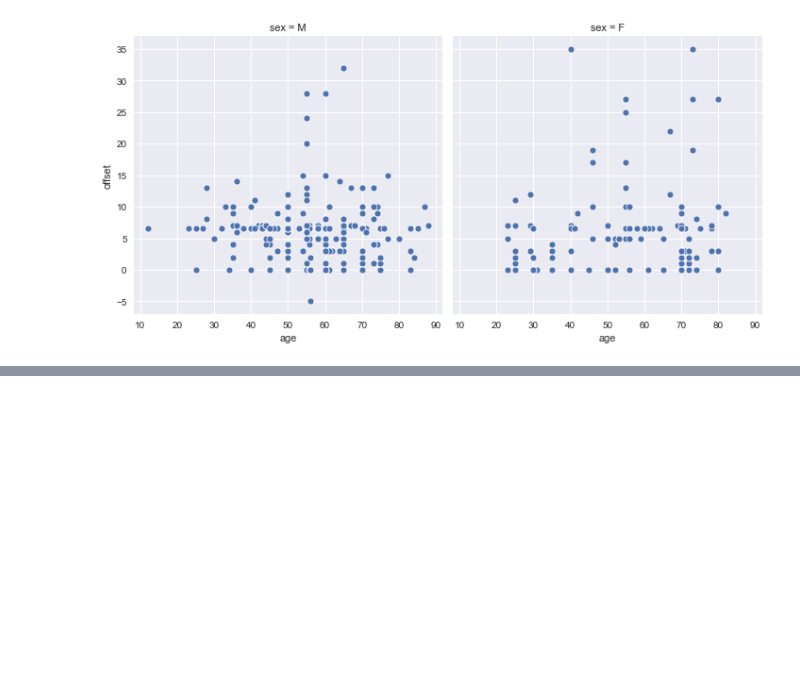
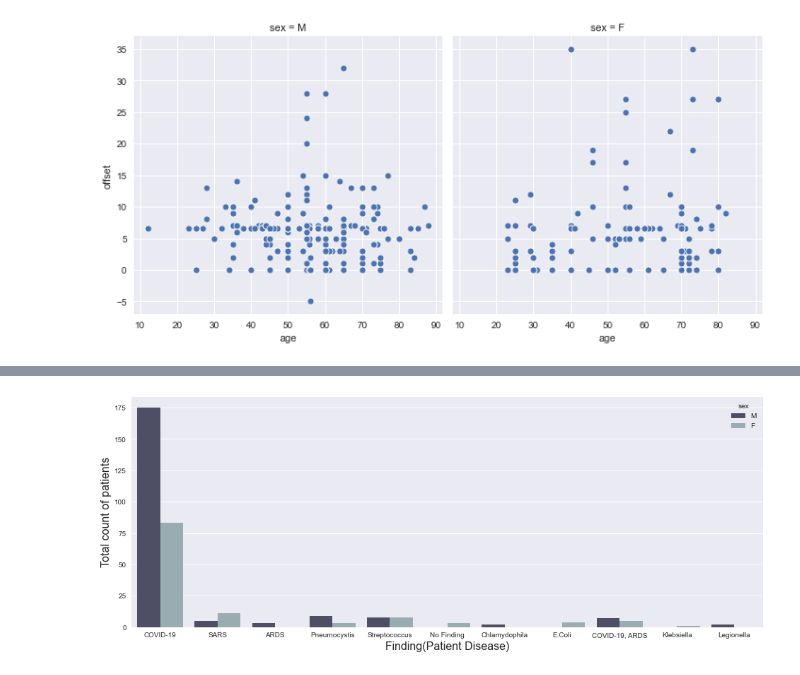
Before and after one commit to sb-robo/Covid-Detection-with-XRay-images, a Jupyter notebook: Analysis Data.ipynb, the cells around one changed output, grey strips where cells are left out. Cells and saved outputs as stored; diff of their text form; code cells hidden in the pictures; blank space fills up the shorter version.

```diff
--- a/Analysis Data.ipynb
+++ b/Analysis Data.ipynb
@@ -135,0 +156,9 @@ plt.show()
+# %%
+plt.rcParams['figure.figsize'] = (16,6)
+
+sns.countplot('finding',data=df,palette = 'bone',hue='sex')
+plt.xlabel('Finding(Patient Disease)',fontsize=16)
+plt.ylabel('Total count of patients',fontsize=16)
+plt.show()
+# %% [output]
+[figure, added]
```
Also changed, not shown: parts of 3 cells of this notebook.
